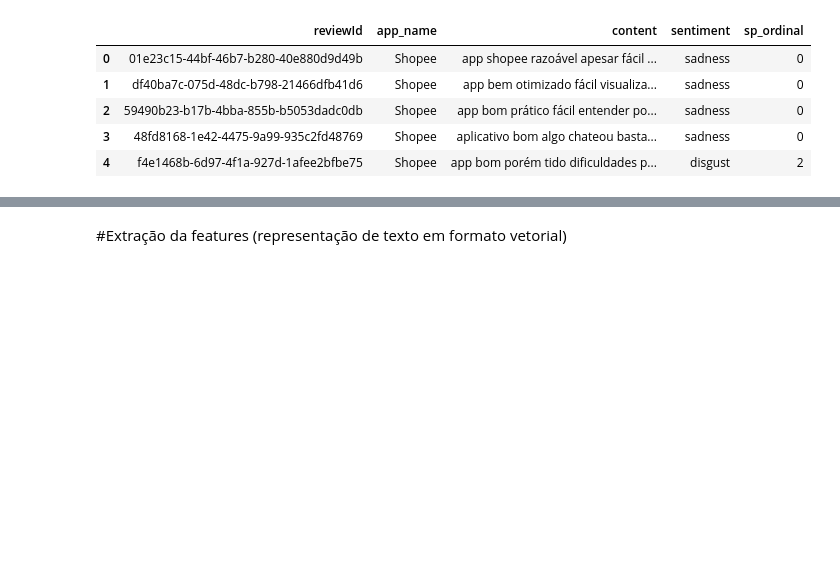
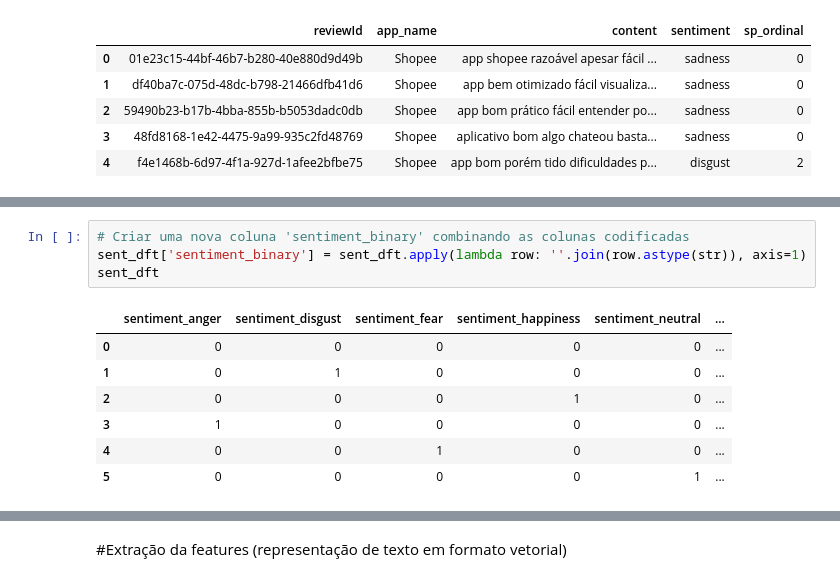
Before and after one commit to Kalidsa/Projeto-de-Minera-o-de-Textos---CDII, a Jupyter notebook: Mineração_de_textos.ipynb, the cells around one changed output, grey strips where cells are left out. Cells and saved outputs as stored; diff of their text form; blank space fills up the shorter version.

```diff
--- a/Mineração_de_textos.ipynb
+++ b/Mineração_de_textos.ipynb
@@ -283,0 +335,12 @@ See the caveats in the documentation: https://pandas.pydata.org/pandas-docs/stab
+# %%
+# Criar uma nova coluna 'sentiment_binary' combinando as colunas codificadas
+sent_dft['sentiment_binary'] = sent_dft.apply(lambda row: ''.join(row.astype(str)), axis=1)
+sent_dft
+# %% [output]
+|  | sentiment_anger | sentiment_disgust | sentiment_fear | sentiment_happiness | sentiment_neutral | ... |
+| 0 | 0 | 0 | 0 | 0 | 0 | ... |
+| 1 | 0 | 1 | 0 | 0 | 0 | ... |
+| 2 | 0 | 0 | 0 | 1 | 0 | ... |
+| 3 | 1 | 0 | 0 | 0 | 0 | ... |
+| 4 | 0 | 0 | 1 | 0 | 0 | ... |
+| 5 | 0 | 0 | 0 | 0 | 1 | ... |
```
Also changed, not shown: parts of 15 cells of this notebook.
